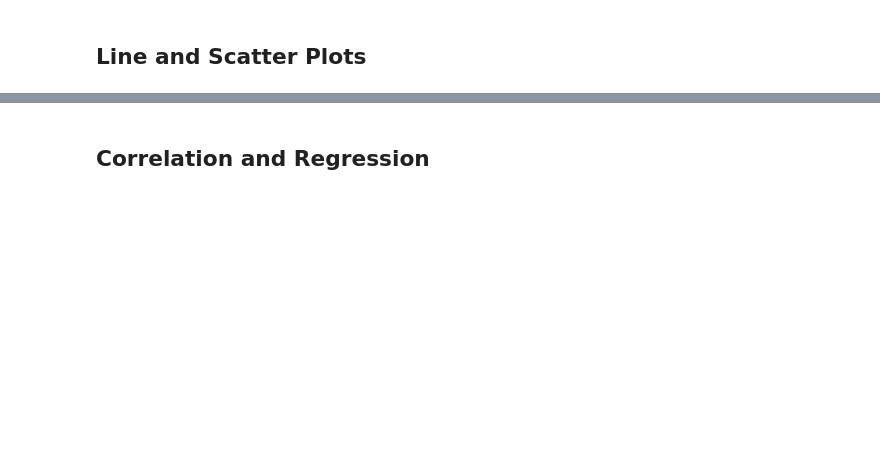
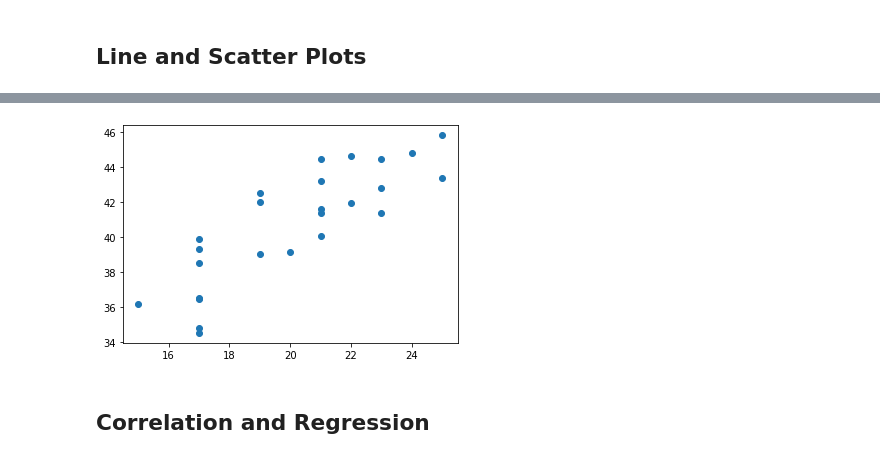
Before and after one commit to gamem001/Matplotlib, a Jupyter notebook: pymaceuticals_starter-Copy.ipynb, the cells around one changed output, grey strips where cells are left out. Saved outputs shown, nothing was run; the diff lists cells and outputs as text; code cells hidden in the pictures; blank space fills up the shorter version.

```diff
--- a/pymaceuticals_starter-Copy.ipynb
+++ b/pymaceuticals_starter-Copy.ipynb
@@ -280,2 +309,11 @@ ValueError: Cannot index with multidimensional key
 # %%
 # Generate a scatter plot of mouse weight versus average tumor volume for the Capomulin regimen
+capomulin_mouse = clean_data_df.loc[clean_data_df["Drug Regimen"] == 'Capomulin']
+# capomulin_mouse
+average_tumor_df = capomulin_mouse.groupby(['Mouse ID']).mean()['Tumor Volume (mm3)']
+average_tumor_df
+weight_data = capomulin_mouse.loc[:, ['Mouse ID', "Weight (g)"]]
+weight_data = weight_data.drop_duplicates()
+weight_data
+scatter_data = pd.merge(average_tumor_df, weight_data, on = 'Mouse ID')
+scatter_data.head()
@@ -282,2 +327,11 @@ ValueError: Cannot index with multidimensional key
+# %%
+#created scatter plot using mouse s185
+weight = scatter_data.iloc[:,2]
+tumor_volume = scatter_data.iloc[:,1]
+correlation = st.pearsonr(weight,tumor_volume)
+plt.scatter(weight,tumor_volume)
+plt.show()
+# %% [output]
+[figure, added]
 # %% [markdown]
 ## Correlation and Regression
```
Also changed, not shown: parts of 12 cells of this notebook, 1 other file.
